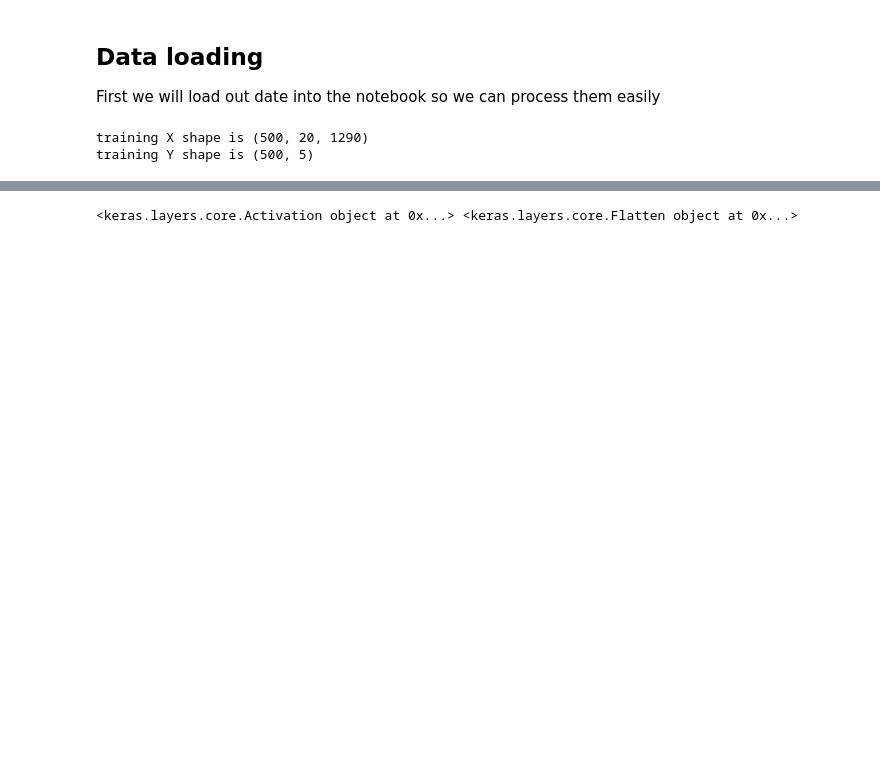
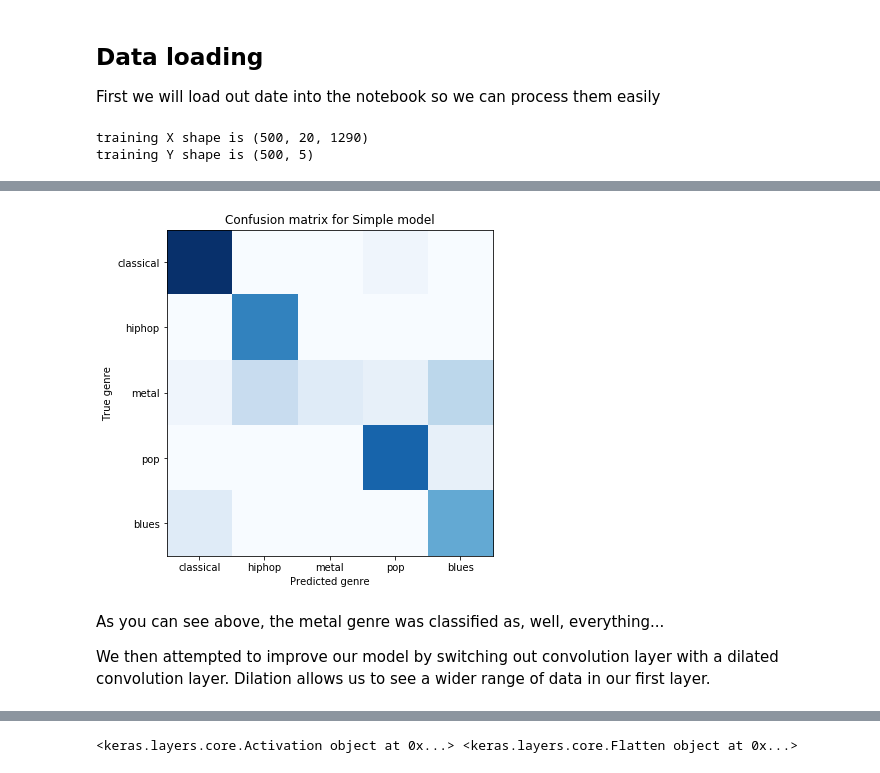
Before and after one commit to LithiumH/CS229-Music-Classification, a Jupyter notebook: Haojun_CNN_au.ipynb, the cells around one changed output, grey strips where cells are left out. Drawn from its saved outputs; the diff is of its cells as text; code cells hidden in the pictures; blank space fills up the shorter version.

```diff
--- a/Haojun_CNN_au.ipynb
+++ b/Haojun_CNN_au.ipynb
@@ -188,2 +185,2 @@ m.save('m1.h5')
 # %%
-m = keras.models.load_model('m1.h5')
+m = keras.models.load_model('saved_models/dcnn_best.h5')
@@ -193,0 +193,23 @@ Here we want to use the neural network that we trained to extract features
+# %%
+def model(input_shape):
+    X_inputs = keras.layers.Input(input_shape)
+    X = X_inputs
+
+    X = keras.layers.Conv1D(filters=8, kernel_size=64,
+                            padding='same', data_format="channels_last")(X)
+    X = keras.layers.Dropout(0.5)(X)
+    X = keras.layers.MaxPooling1D(pool_size=32)(X)
+    X = keras.layers.BatchNormalization(axis = 2)(X)
+    X = keras.layers.Activation('relu')(X)
+
+    X = keras.layers.Flatten()(X)
+    X = keras.layers.Dense(10, activation='softmax')(X)
+    X = keras.layers.Dropout(0.5)(X)
+    X = keras.layers.Dense(5, activation='softmax')(X)
+
+    model = keras.models.Model(inputs=X_inputs, outputs=X, name='cnn')
+    return model
+# %%
+m = model(X_train.shape[1:])
+m.compile(optimizer='adam', loss='categorical_crossentropy', metrics=['categorical_accuracy'])
+m.summary()
@@ -193,0 +234,3 @@ Here we want to use the neural network that we trained to extract features
+# %%
+%%capture
+m.fit(X_train, Y_train, epochs=100, batch_size=64)
@@ -193,0 +253,16 @@ Here we want to use the neural network that we trained to extract features
+# %%
+plt.figure(figsize=(6, 6))
+cm = metrics.confusion_matrix(np.argmax(Y_test, axis=-1), np.argmax(m.predict(X_test), axis=-1))
+plt.imshow(cm, interpolation='nearest', cmap=plt.cm.Blues)
+plt.xticks(list(range(5)), ['classical', 'hiphop', 'metal', 'pop', 'blues'])
+plt.yticks(list(range(5)), ['classical', 'hiphop', 'metal', 'pop', 'blues'])
+plt.title('Confusion matrix for Simple model')
+plt.xlabel('Predicted genre')
+plt.ylabel('True genre')
+plt.show()
+# %% [output]
+[figure, added]
+# %% [markdown]
+As you can see above, the metal genre was classified as, well, everything...
+
+We then attempted to improve our model by switching out convolution layer with a dilated convolution layer. Dilation allows us to see a wider range of data in our first layer.
```
Also changed, not shown: parts of 60 cells of this notebook, 28 other files.
